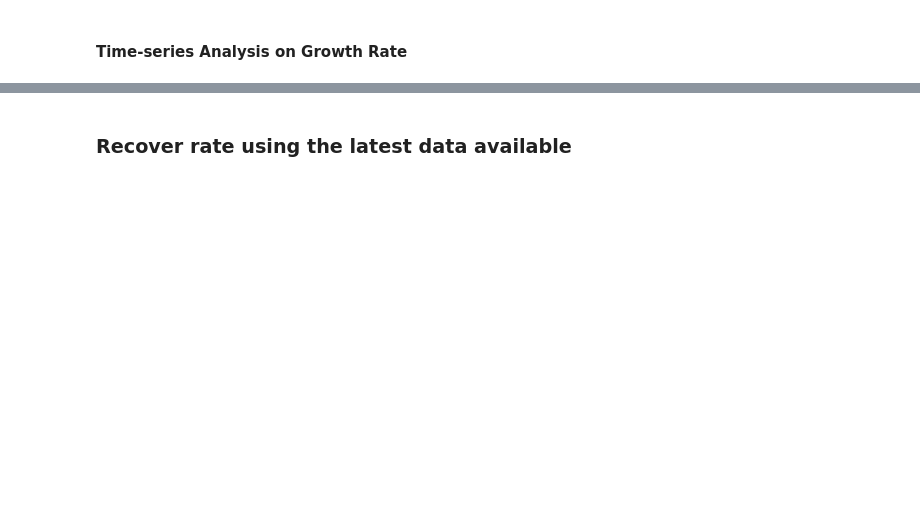
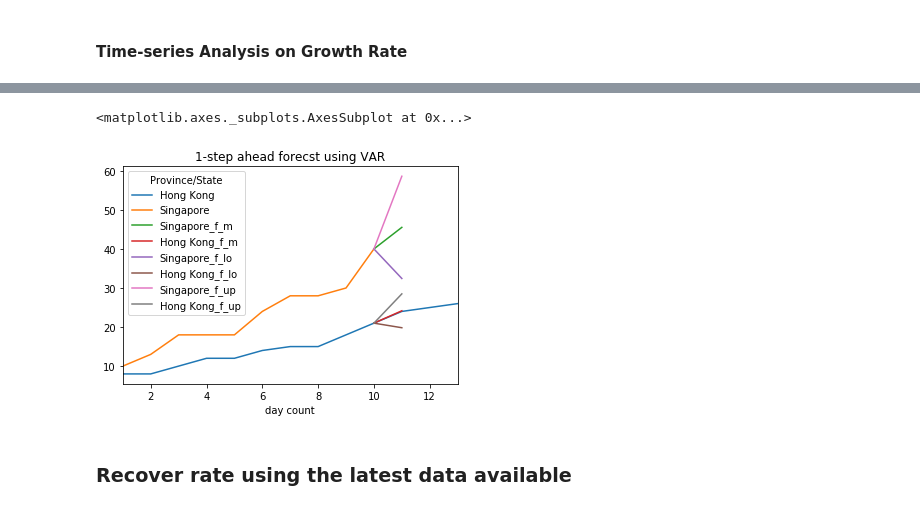
Before and after one commit to deeplaunch/Experiments, a Jupyter notebook: nCoV/Novel Coronavirus Spread.ipynb, the cells around one changed output, grey strips where cells are left out. Saved outputs shown, nothing was run; the diff lists cells and outputs as text; code cells hidden in the pictures; blank space fills up the shorter version.

```diff
--- a/nCoV/Novel Coronavirus Spread.ipynb
+++ b/nCoV/Novel Coronavirus Spread.ipynb
@@ -428,0 +525,3 @@ Roots
+# %%
+# day to be forecasted
+day_forecat = model_df.index.max() + 1
@@ -428,0 +530,4 @@ Roots
+# %%
+fcst_df = heavy_affect_df[heavy_affect_df['Province/State'].isin(['Singapore','Hong Kong'])].pivot(index ='day count',
+                                                                                         columns = 'Province/State',
+                                                                                        values = 'Confirmed')
@@ -429,3 +536,21 @@ Roots
+# %%
+fcst_df['Singapore_f_m'] = np.nan
+fcst_df['Hong Kong_f_m'] = np.nan
+fcst_df['Singapore_f_lo'] = np.nan
+fcst_df['Hong Kong_f_lo'] = np.nan
+fcst_df['Singapore_f_up'] = np.nan
+fcst_df['Hong Kong_f_up'] = np.nan
+
+fcst_df.loc[day_forecat,['Singapore_f_m','Hong Kong_f_m','Singapore_f_lo',
+                'Hong Kong_f_lo','Singapore_f_up','Hong Kong_f_up']] = fcst_num
+
+fcst_df.loc[day_forecat - 1, ['Singapore_f_m','Singapore_f_lo','Singapore_f_up']] = fcst_df.loc[day_forecat - 1,'Singapore']
+fcst_df.loc[day_forecat - 1, ['Hong Kong_f_m','Hong Kong_f_lo','Hong Kong_f_up']] = fcst_df.loc[day_forecat - 1,'Hong Kong']
+# %%
+fcst_df.plot.line(title = '1-step ahead forecst using VAR')
+# %% [output]
+<matplotlib.axes._subplots.AxesSubplot at 0x...>
+[figure, added]
 # %% [markdown]
 ### Recover rate using the latest data available
 # %%
```
Also changed, not shown: parts of 32 cells of this notebook.
